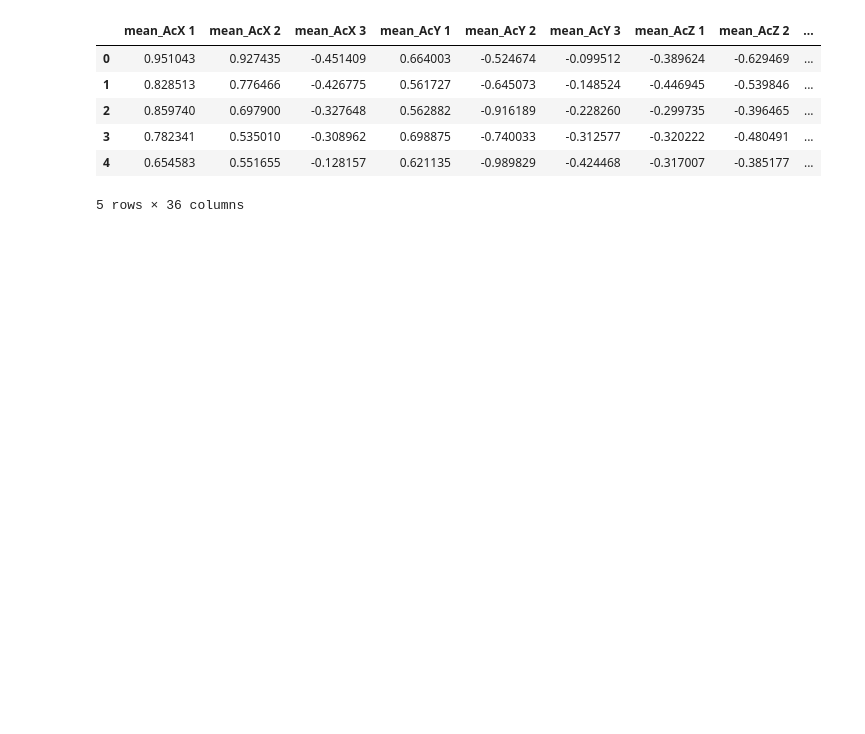
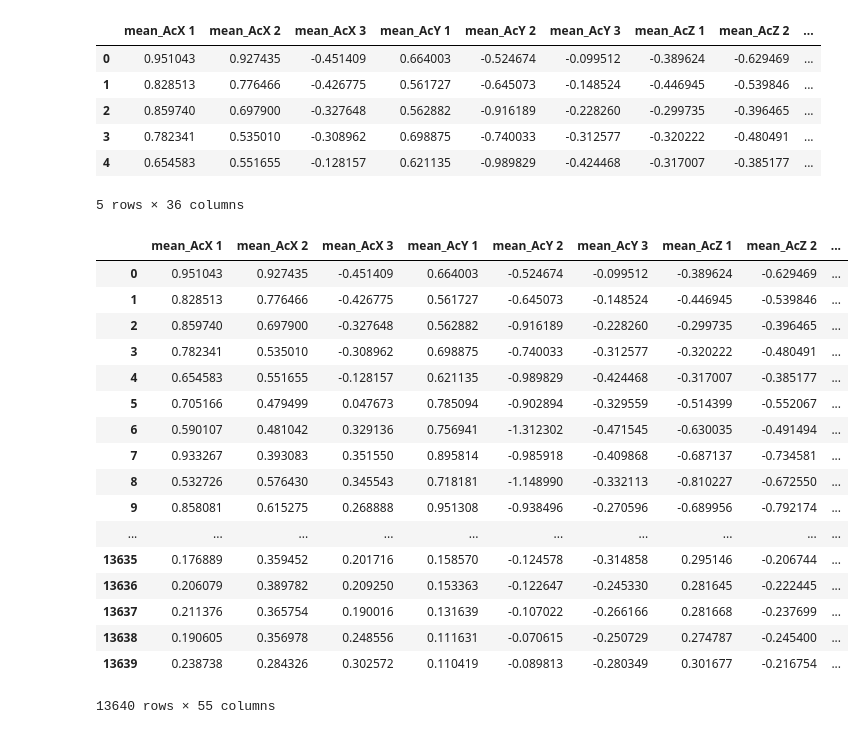
Before and after one commit to tby1994/dance, a Jupyter notebook: Machine Learning/model/MLP.ipynb, the cells around one changed output. Drawn from its saved outputs; the diff is of its cells as text; code cells hidden in the pictures; blank space fills up the shorter version.

```diff
--- a/Machine Learning/model/MLP.ipynb
+++ b/Machine Learning/model/MLP.ipynb
@@ -116,3 +116,24 @@ a
 | 3 | 0.782341 | 0.535010 | -0.308962 | 0.698875 | -0.740033 | -0.312577 | -0.320222 | -0.480491 | ... |
 | 4 | 0.654583 | 0.551655 | -0.128157 | 0.621135 | -0.989829 | -0.424468 | -0.317007 | -0.385177 | ... |
 5 rows × 36 columns
+# %%
+extracted_data
+# %% [output]
+|  | mean_AcX 1 | mean_AcX 2 | mean_AcX 3 | mean_AcY 1 | mean_AcY 2 | mean_AcY 3 | mean_AcZ 1 | mean_AcZ 2 | ... |
+| 0 | 0.951043 | 0.927435 | -0.451409 | 0.664003 | -0.524674 | -0.099512 | -0.389624 | -0.629469 | ... |
+| 1 | 0.828513 | 0.776466 | -0.426775 | 0.561727 | -0.645073 | -0.148524 | -0.446945 | -0.539846 | ... |
+| 2 | 0.859740 | 0.697900 | -0.327648 | 0.562882 | -0.916189 | -0.228260 | -0.299735 | -0.396465 | ... |
+| 3 | 0.782341 | 0.535010 | -0.308962 | 0.698875 | -0.740033 | -0.312577 | -0.320222 | -0.480491 | ... |
+| 4 | 0.654583 | 0.551655 | -0.128157 | 0.621135 | -0.989829 | -0.424468 | -0.317007 | -0.385177 | ... |
+| 5 | 0.705166 | 0.479499 | 0.047673 | 0.785094 | -0.902894 | -0.329559 | -0.514399 | -0.552067 | ... |
+| 6 | 0.590107 | 0.481042 | 0.329136 | 0.756941 | -1.312302 | -0.471545 | -0.630035 | -0.491494 | ... |
+| 7 | 0.933267 | 0.393083 | 0.351550 | 0.895814 | -0.985918 | -0.409868 | -0.687137 | -0.734581 | ... |
+| 8 | 0.532726 | 0.576430 | 0.345543 | 0.718181 | -1.148990 | -0.332113 | -0.810227 | -0.672550 | ... |
+| 9 | 0.858081 | 0.615275 | 0.268888 | 0.951308 | -0.938496 | -0.270596 | -0.689956 | -0.792174 | ... |
+| ... | ... | ... | ... | ... | ... | ... | ... | ... | ... |
+| 13635 | 0.176889 | 0.359452 | 0.201716 | 0.158570 | -0.124578 | -0.314858 | 0.295146 | -0.206744 | ... |
+| 13636 | 0.206079 | 0.389782 | 0.209250 | 0.153363 | -0.122647 | -0.245330 | 0.281645 | -0.222445 | ... |
+| 13637 | 0.211376 | 0.365754 | 0.190016 | 0.131639 | -0.107022 | -0.266166 | 0.281668 | -0.237699 | ... |
+| 13638 | 0.190605 | 0.356978 | 0.248556 | 0.111631 | -0.070615 | -0.250729 | 0.274787 | -0.245400 | ... |
+| 13639 | 0.238738 | 0.284326 | 0.302572 | 0.110419 | -0.089813 | -0.280349 | 0.301677 | -0.216754 | ... |
+13640 rows × 55 columns
```
Also changed, not shown: parts of 1 cell of this notebook, 9 other files.
